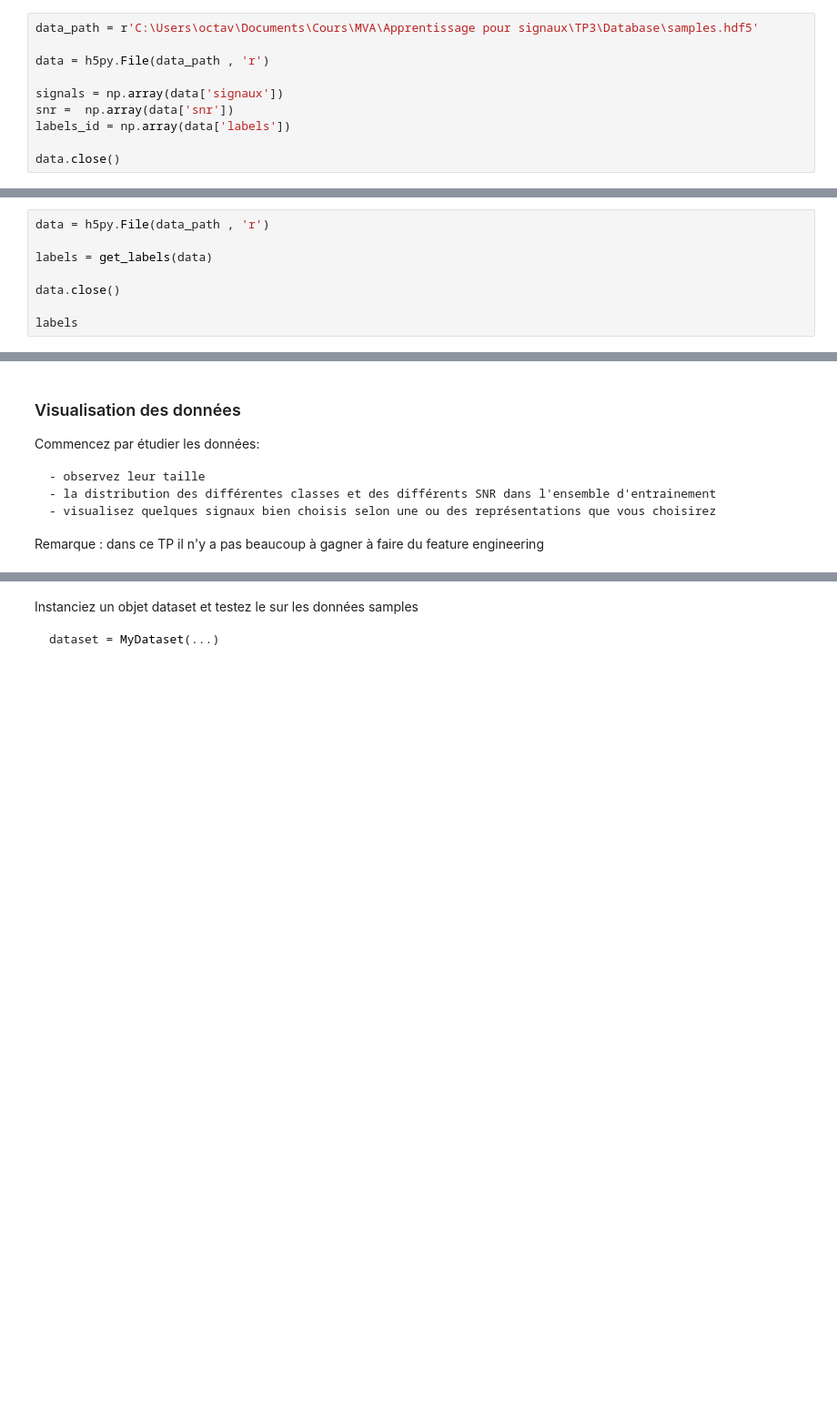
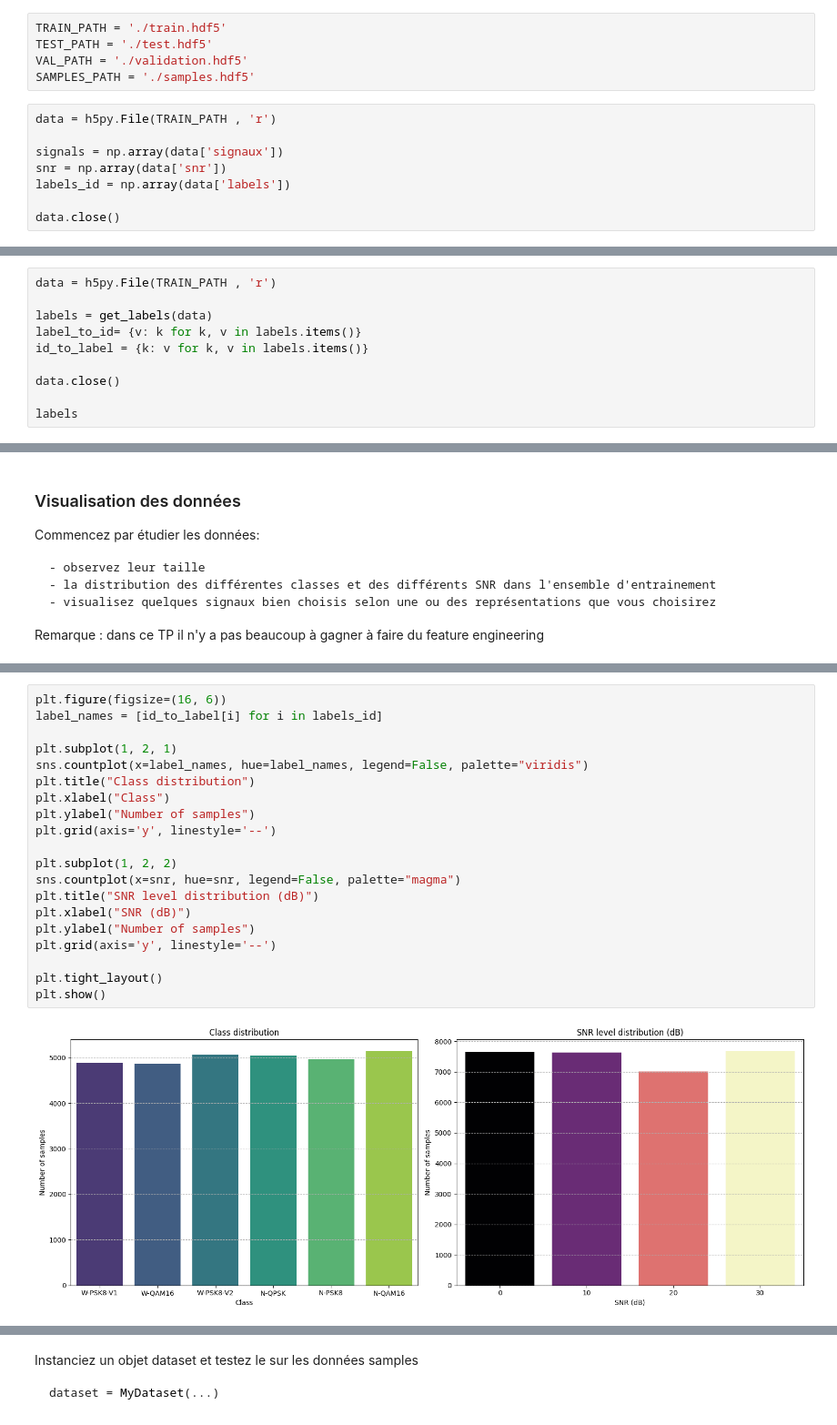
Before and after one commit to Octave-Jeanne/TP3_Deep_et_Signal, a Jupyter notebook: dlts_tp3.ipynb, the cells around one changed output, grey strips where cells are left out. Shown at 91% size. Drawn from its saved outputs; the diff is of its cells as text; blank space fills up the shorter version.

```diff
--- a/dlts_tp3.ipynb
+++ b/dlts_tp3.ipynb
@@ -133,10 +124,13 @@ test_set_path       =   r'c:\Users\octav\Documents\Cours\MVA\Apprentissage pour
+# %%
+TRAIN_PATH = './train.hdf5'
+TEST_PATH = './test.hdf5'
+VAL_PATH = './validation.hdf5'
+SAMPLES_PATH = './samples.hdf5'
 # %%
-data_path = r'C:\Users\octav\Documents\Cours\MVA\Apprentissage pour signaux\TP3\Database\samples.hdf5'
-
-data = h5py.File(data_path , 'r')
+data = h5py.File(TRAIN_PATH , 'r')
 
 signals = np.array(data['signaux'])
-snr =  np.array(data['snr'])
+snr = np.array(data['snr'])
 labels_id = np.array(data['labels'])
 
 data.close()
@@ -157,9 +143,11 @@ def get_labels(open_h5_file):
         for k in open_h5_file['label_name'].attrs.keys()
     }
 # %%
-data = h5py.File(data_path , 'r')
+data = h5py.File(TRAIN_PATH , 'r')
 
 labels = get_labels(data)
+label_to_id= {v: k for k, v in labels.items()}
+id_to_label = {k: v for k, v in labels.items()}
 
 data.close()
 
@@ -305,0 +180,22 @@ plt.imshow(a)
+# %%
+plt.figure(figsize=(16, 6))
+label_names = [id_to_label[i] for i in labels_id]
+
+plt.subplot(1, 2, 1)
+sns.countplot(x=label_names, hue=label_names, legend=False, palette="viridis")
+plt.title("Class distribution")
+plt.xlabel("Class")
+plt.ylabel("Number of samples")
+plt.grid(axis='y', linestyle='--')
+
+plt.subplot(1, 2, 2)
+sns.countplot(x=snr, hue=snr, legend=False, palette="magma")
+plt.title("SNR level distribution (dB)")
+plt.xlabel("SNR (dB)")
+plt.ylabel("Number of samples")
+plt.grid(axis='y', linestyle='--')
+
+plt.tight_layout()
+plt.show()
+# %% [output]
+[figure, added]
```
Also changed, not shown: parts of 120 cells of this notebook.
